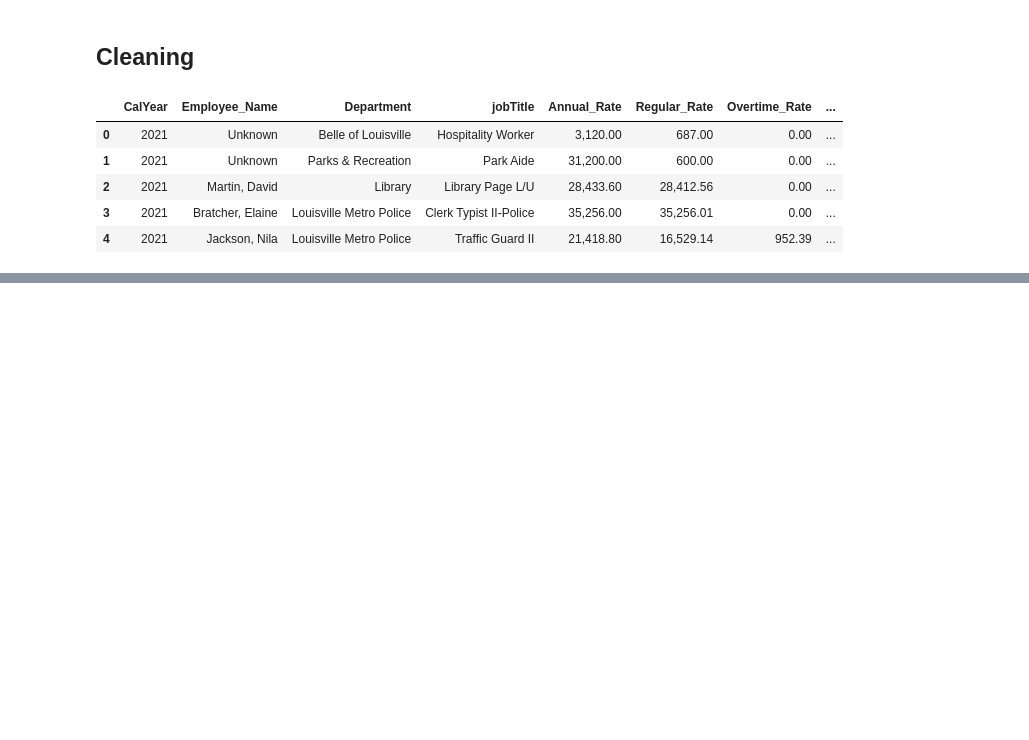
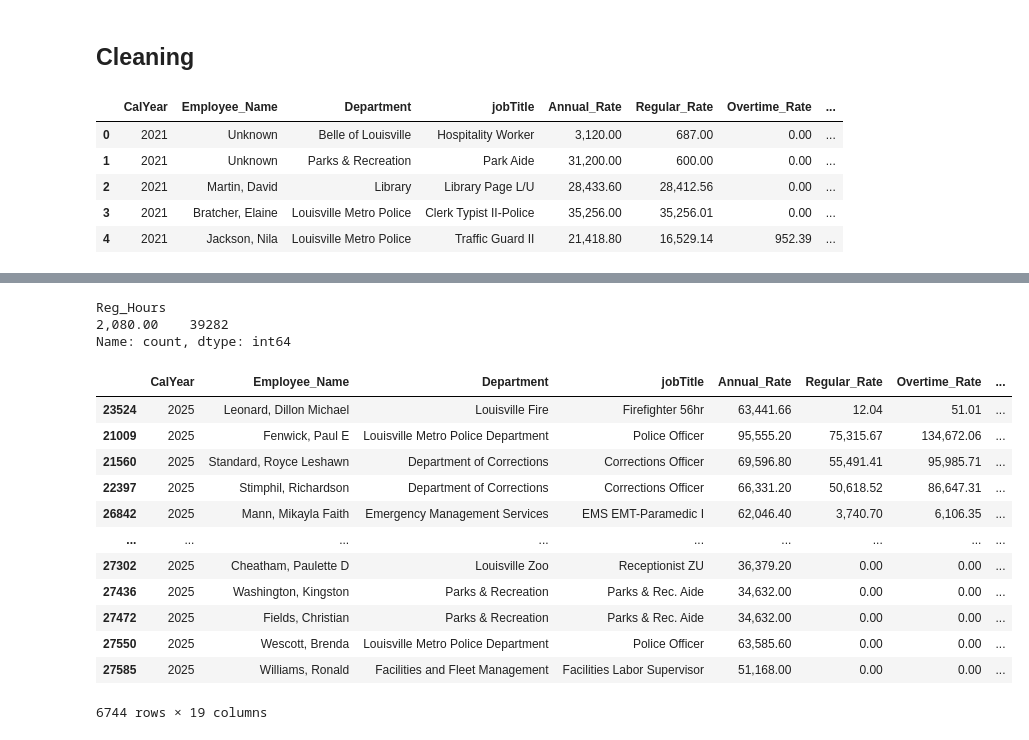
Before and after one commit to dmorton714/Louisville_stats, a Jupyter notebook: SalStudy/sal.ipynb, the cells around one changed output, grey strips where cells are left out. Cells and saved outputs as stored; diff of their text form; code cells hidden in the pictures; blank space fills up the shorter version.

```diff
--- a/SalStudy/sal.ipynb
+++ b/SalStudy/sal.ipynb
@@ -84,3 +76,29 @@ sal.head()
 | 2 | 2021 | Martin, David | Library | Library Page L/U | 28,433.60 | 28,412.56 | 0.00 | ... |
 | 3 | 2021 | Bratcher, Elaine | Louisville Metro Police | Clerk Typist II-Police | 35,256.00 | 35,256.01 | 0.00 | ... |
 | 4 | 2021 | Jackson, Nila | Louisville Metro Police | Traffic Guard II | 21,418.80 | 16,529.14 | 952.39 | ... |
+# %%
+# hr rate and converts to min wage if less than 7.25
+sal["Hr_Rate"] = sal["Annual_Rate"] / 2080
+sal["Hr_Rate"] = sal["Hr_Rate"].mask(sal["Hr_Rate"] < 7.25, 7.25)
+
+# cal Overtime rate
+sal["Ot_Rate"] = sal["Hr_Rate"] * 1.5
+
+# finding and filtering out part time employees
+sal['Reg_Hours'] = sal["Annual_Rate"] / sal["Hr_Rate"]
+sal = sal[sal['Reg_Hours'] >= 2080]
+
+# calculating overtime hours
+sal['Ot_Hours'] = sal["Overtime_Rate"] / sal["Ot_Rate"]
+
+sal['Total_Hours'] = sal['Reg_Hours'] + sal['Ot_Hours']
+
+sal["Weeks_Worked"] = sal["Regular_Rate"] / (sal["Hr_Rate"] * 40)
+
+sal["Reg_Hrs_per_Week"] = sal["Regular_Rate"] / (sal["Hr_Rate"] * sal["Weeks_Worked"])
+
+sal["Ot_Hrs_per_Week"] = sal["Overtime_Rate"] / (sal["Ot_Rate"] * sal["Weeks_Worked"])
+
+sal["Avg_Hrs_per_Week"] = sal["Reg_Hrs_per_Week"] + sal["Ot_Hrs_per_Week"]
+
+sal.head(10)
@@ -86,0 +117,3 @@ sal.head()
+# %%
+sal = sal.sort_values(by="Avg_Hrs_per_Week", ascending=False)
+sal.head()
@@ -86,0 +127,6 @@ sal.head()
+# %%
+sal['Reg_Hours'].value_counts()
+# %% [output]
+Reg_Hours
+2,080.00    39282
+Name: count, dtype: int64
@@ -86,0 +177,17 @@ sal.head()
+# %%
+sal_2025 = year_selector(sal, 2025)
+sal_2025
+# %% [output]
+|  | CalYear | Employee_Name | Department | jobTitle | Annual_Rate | Regular_Rate | Overtime_Rate | ... |
+| 23524 | 2025 | Leonard, Dillon Michael | Louisville Fire | Firefighter 56hr | 63,441.66 | 12.04 | 51.01 | ... |
+| 21009 | 2025 | Fenwick, Paul E | Louisville Metro Police Department | Police Officer | 95,555.20 | 75,315.67 | 134,672.06 | ... |
+| 21560 | 2025 | Standard, Royce Leshawn | Department of Corrections | Corrections Officer | 69,596.80 | 55,491.41 | 95,985.71 | ... |
+| 22397 | 2025 | Stimphil, Richardson | Department of Corrections | Corrections Officer | 66,331.20 | 50,618.52 | 86,647.31 | ... |
+| 26842 | 2025 | Mann, Mikayla Faith | Emergency Management Services | EMS EMT-Paramedic I | 62,046.40 | 3,740.70 | 6,106.35 | ... |
+| ... | ... | ... | ... | ... | ... | ... | ... | ... |
+| 27302 | 2025 | Cheatham, Paulette D | Louisville Zoo | Receptionist ZU | 36,379.20 | 0.00 | 0.00 | ... |
+| 27436 | 2025 | Washington, Kingston | Parks & Recreation | Parks & Rec. Aide | 34,632.00 | 0.00 | 0.00 | ... |
+| 27472 | 2025 | Fields, Christian | Parks & Recreation | Parks & Rec. Aide | 34,632.00 | 0.00 | 0.00 | ... |
+| 27550 | 2025 | Wescott, Brenda | Louisville Metro Police Department | Police Officer | 63,585.60 | 0.00 | 0.00 | ... |
+| 27585 | 2025 | Williams, Ronald | Facilities and Fleet Management | Facilities Labor Supervisor | 51,168.00 | 0.00 | 0.00 | ... |
+6744 rows × 19 columns
```
Also changed, not shown: parts of 7 cells of this notebook.
